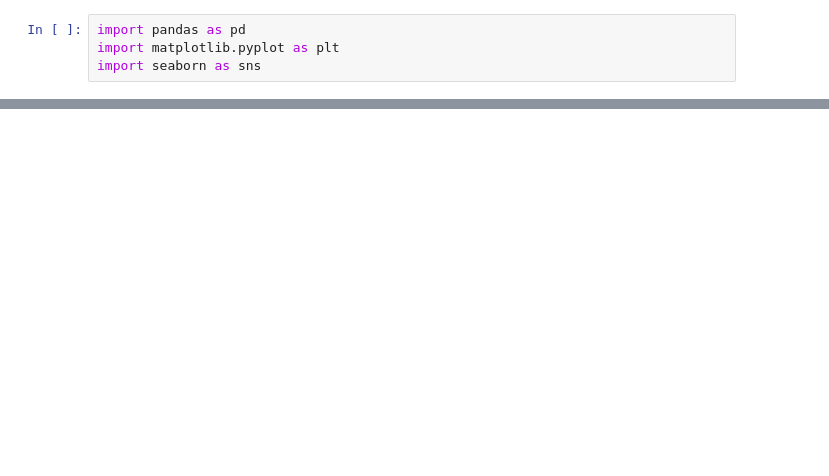
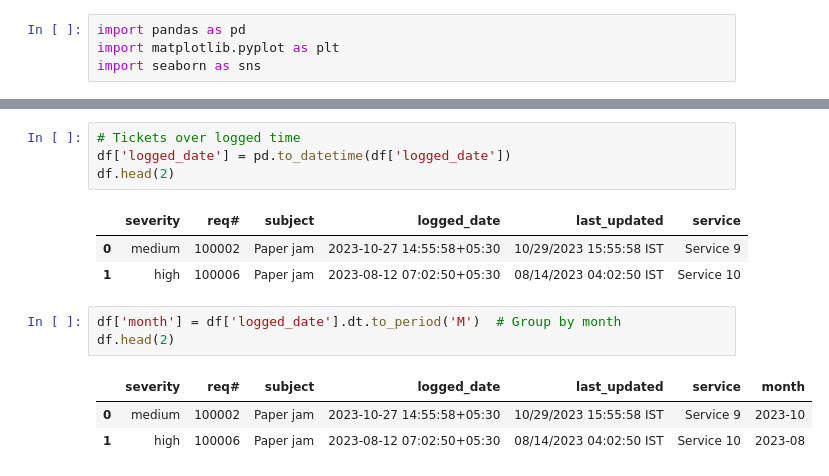
Before and after one commit to pain459/LP, a Jupyter notebook: projects/data_analysis_projects/ticket_analysis/analysis_workbook.ipynb, the cells around one changed output, grey strips where cells are left out. Cells and saved outputs as stored; diff of their text form; blank space fills up the shorter version.

```diff
--- a/projects/data_analysis_projects/ticket_analysis/analysis_workbook.ipynb
+++ b/projects/data_analysis_projects/ticket_analysis/analysis_workbook.ipynb
@@ -15,0 +30,15 @@ df.head()
+# %%
+# Tickets over logged time
+df['logged_date'] = pd.to_datetime(df['logged_date'])
+df.head(2)
+# %% [output]
+|  | severity | req# | subject | logged_date | last_updated | service |
+| 0 | medium | 100002 | Paper jam | 2023-10-27 14:55:58+05:30 | 10/29/2023 15:55:58 IST | Service 9 |
+| 1 | high | 100006 | Paper jam | 2023-08-12 07:02:50+05:30 | 08/14/2023 04:02:50 IST | Service 10 |
+# %%
+df['month'] = df['logged_date'].dt.to_period('M')  # Group by month
+df.head(2)
+# %% [output]
+|  | severity | req# | subject | logged_date | last_updated | service | month |
+| 0 | medium | 100002 | Paper jam | 2023-10-27 14:55:58+05:30 | 10/29/2023 15:55:58 IST | Service 9 | 2023-10 |
+| 1 | high | 100006 | Paper jam | 2023-08-12 07:02:50+05:30 | 08/14/2023 04:02:50 IST | Service 10 | 2023-08 |
```
Also changed, not shown: parts of 6 cells of this notebook.
